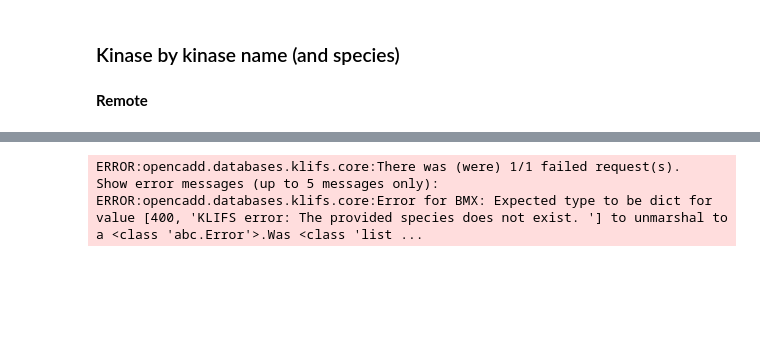
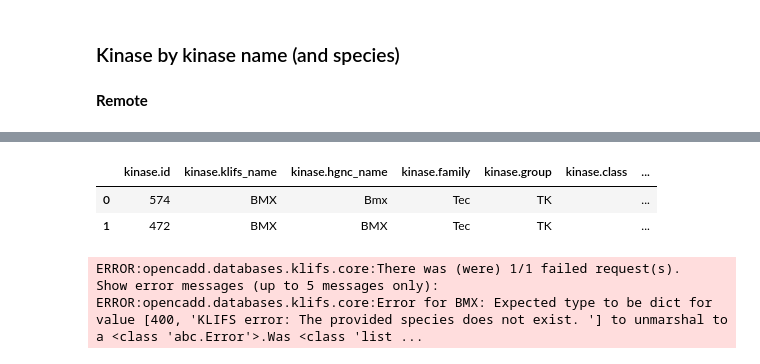
Before and after one commit to volkamerlab/opencadd, a Jupyter notebook: docs/tutorials/databases_klifs.ipynb, the cells around one changed output, grey strips where cells are left out. Drawn from its saved outputs; the diff is of its cells as text; code cells hidden in the pictures; blank space fills up the shorter version.

```diff
--- a/docs/tutorials/databases_klifs.ipynb
+++ b/docs/tutorials/databases_klifs.ipynb
@@ -300,3 +300,9 @@ remote.kinases.by_kinase_names("BMX")
+# %%
+remote.kinases.by_kinase_names("Bmx")
+# %% [output]
+|  | kinase.id | kinase.klifs_name | kinase.hgnc_name | kinase.family | kinase.group | kinase.class | ... |
+| 0 | 574 | BMX | Bmx | Tec | TK |  | ... |
+| 1 | 472 | BMX | BMX | Tec | TK |  | ... |
 # %%
 try:
     remote.kinases.by_kinase_names("BMX", species="Dog")
```
Also changed, not shown: parts of 18 cells of this notebook, 13 other files.
